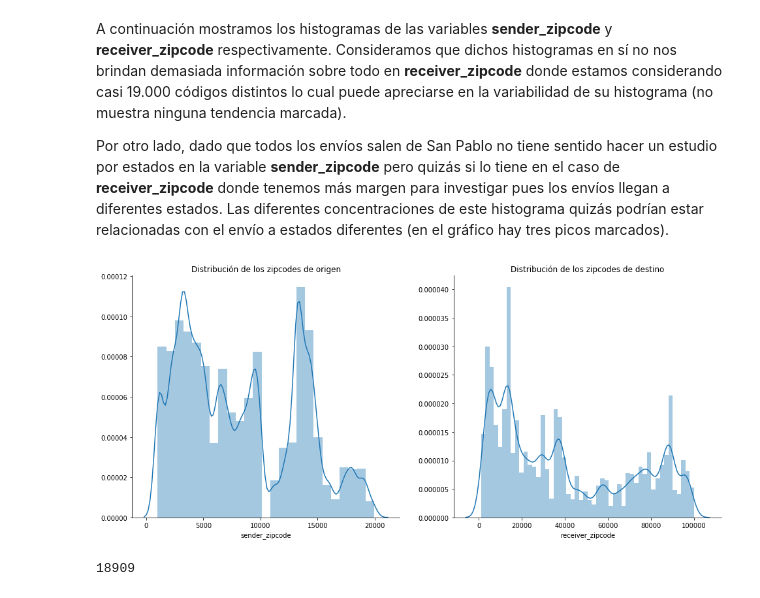
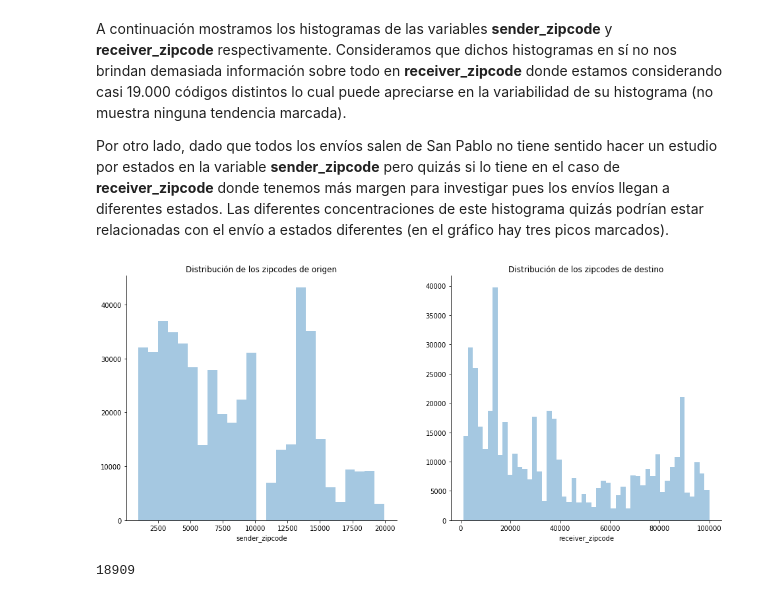
Before and after one commit to NSalina/diplodatos_2019, a Jupyter notebook: mentoria_envios/Practico1_AyV_Mentoria_cuando_llega.ipynb, the cells around one changed output. Drawn from its saved outputs; the diff is of its cells as text; code cells hidden in the pictures.

```diff
--- a/mentoria_envios/Practico1_AyV_Mentoria_cuando_llega.ipynb
+++ b/mentoria_envios/Practico1_AyV_Mentoria_cuando_llega.ipynb
@@ -549,15 +549,15 @@ Por otro lado, dado que todos los envíos salen de San Pablo no tiene sentido ha
 # %%
 plt.figure(figsize=(25,15))
 plt.subplot2grid((2,3),(0,0))
-sns.distplot(dataset['sender_zipcode'].dropna(), bins=25)
+sns.distplot(dataset['sender_zipcode'].dropna(), bins=25, kde=False)
 plt.title('Distribución de los zipcodes de origen')
 plt.subplot2grid((2,3),(0,1))
-sns.distplot(dataset['receiver_zipcode'].dropna(), bins=50)
+sns.distplot(dataset['receiver_zipcode'].dropna(), bins=50, kde=False)
 plt.title('Distribución de los zipcodes de destino')
 
 sns.despine()
 # %% [output]
-[figure, old version]
+[figure, new version]
 # %%
 dataset['receiver_zipcode'].unique().size # Cantidad de códigos postales distintos de la variable receiver_zipcode
 # %% [output]
```
Also changed, not shown: parts of 6 cells of this notebook.
